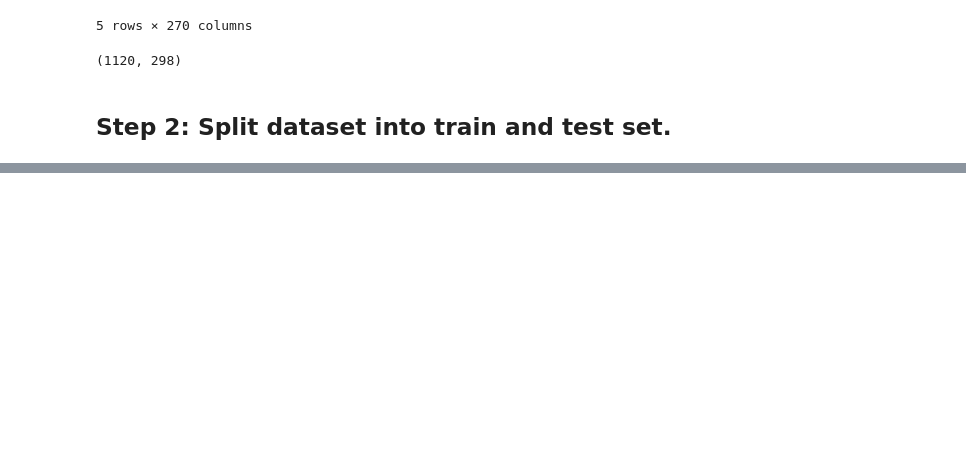
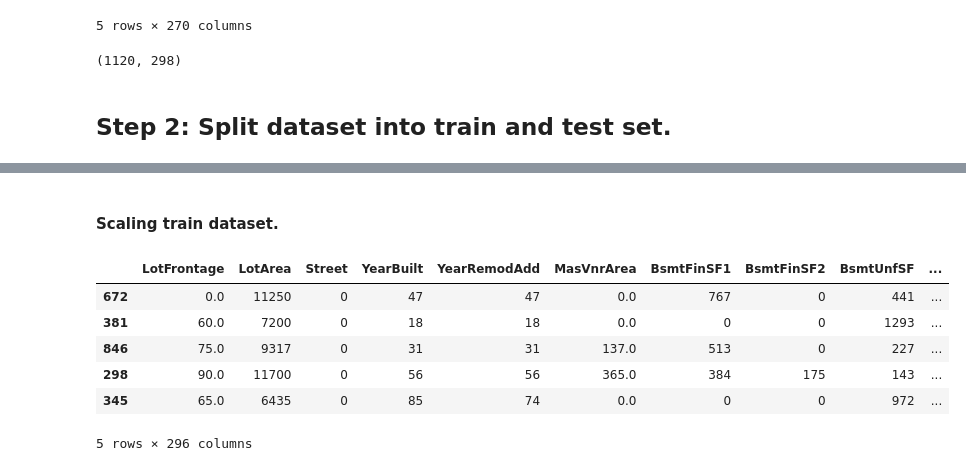
Before and after one commit to ranpariyachetan/advancedregression-assignment, a Jupyter notebook: House_Price_Assignment.ipynb, the cells around one changed output, grey strips where cells are left out. Drawn from its saved outputs; the diff is of its cells as text; code cells hidden in the pictures; blank space fills up the shorter version.

Commit message:
Scaled features for train dataset.

```diff
--- a/House_Price_Assignment.ipynb
+++ b/House_Price_Assignment.ipynb
@@ -521,8 +521,8 @@ housing_data = housing_data.drop(list(categorical_data.columns), axis=1)
 # %%
 # Merging with the dummies dataset.
 
-housingdf = pd.concat([housing_data, dummies], axis = 1)
-housingdf.shape
+housing_data = pd.concat([housing_data, dummies], axis = 1)
+housing_data.shape
 # %% [output]
 (1120, 298)
 # %%
@@ -543,3 +543,17 @@ print(test_data.shape)
 # %%
 X_train = train_data.drop(['SalePrice'], axis=1)
 y_train = train_data['SalePrice']
+# %% [markdown]
+#### Scaling train dataset.
+# %%
+
+train_data_numeric =  X_train.select_dtypes(include=['int64', 'float64'])
+train_data_numeric.head()
+# %% [output]
+|  | LotFrontage | LotArea | Street | YearBuilt | YearRemodAdd | MasVnrArea | BsmtFinSF1 | BsmtFinSF2 | BsmtUnfSF | ... |
+| 672 | 0.0 | 11250 | 0 | 47 | 47 | 0.0 | 767 | 0 | 441 | ... |
+| 381 | 60.0 | 7200 | 0 | 18 | 18 | 0.0 | 0 | 0 | 1293 | ... |
+| 846 | 75.0 | 9317 | 0 | 31 | 31 | 137.0 | 513 | 0 | 227 | ... |
+| 298 | 90.0 | 11700 | 0 | 56 | 56 | 365.0 | 384 | 175 | 143 | ... |
+| 345 | 65.0 | 6435 | 0 | 85 | 74 | 0.0 | 0 | 0 | 972 | ... |
+5 rows × 296 columns
```
Also changed, not shown: parts of 6 cells of this notebook.
